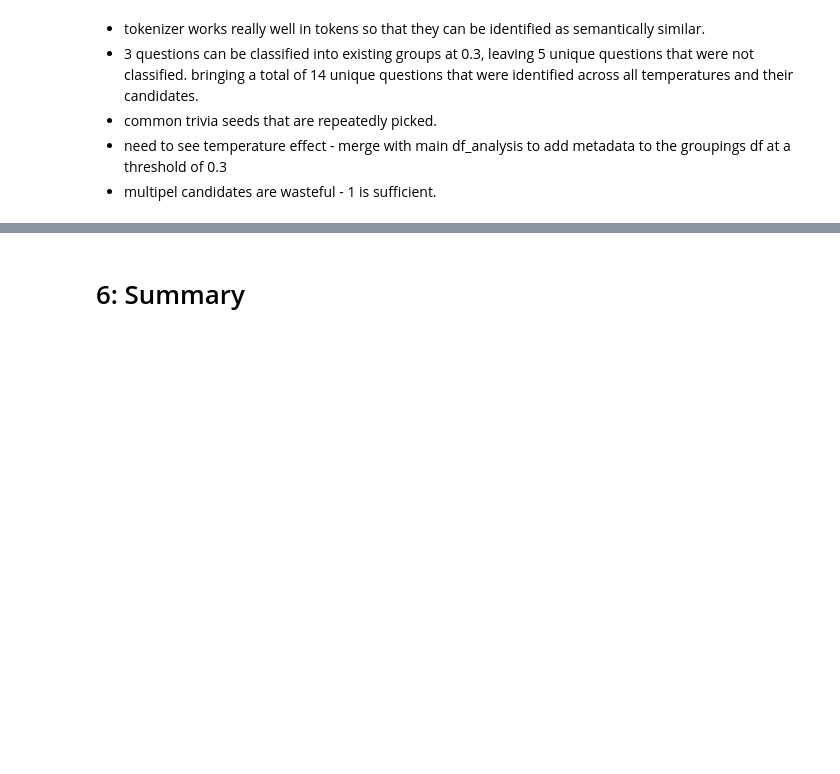
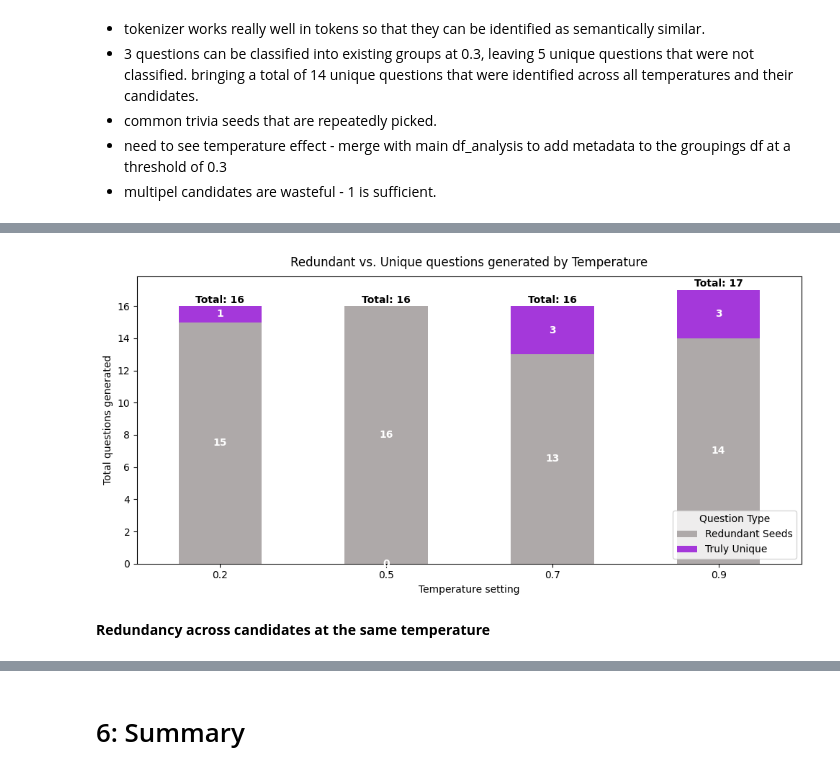
Before and after one commit to RSipra/semantic_verification_engine, a Jupyter notebook: notebooks/03_generating_new_questions/03-1_prompt_engineering.ipynb, the cells around one changed output, grey strips where cells are left out. Drawn from its saved outputs; the diff is of its cells as text; code cells hidden in the pictures; blank space fills up the shorter version.

```diff
--- a/notebooks/03_generating_new_questions/03-1_prompt_engineering.ipynb
+++ b/notebooks/03_generating_new_questions/03-1_prompt_engineering.ipynb
@@ -896,0 +1158,45 @@ display(temp_analysis.sort_values(by='redundancy_score', ascending=True))
+# %%
+## B. Plot the question groups against temperature
+
+# 1. Identify all the "Group" columns
+group_cols = [col for col in df_plot_data.columns if col.startswith('Group')]
+unique_col = 'Truly Unique'
+
+# --- 2. Create a new, simpler DataFrame
+df_simplified_plot = pd.DataFrame()
+
+# Sum all 9 "Group" columns into one "Redundant" category
+df_simplified_plot['Redundant Seeds'] = df_plot_data[group_cols].sum(axis=1)
+
+# Keep the "Unique" category as its own
+df_simplified_plot[unique_col] = df_plot_data[unique_col]
+
+# 3. Create the new, simple stacked bar chart
+ax = df_simplified_plot.plot(
+    kind='bar',
+    stacked=True,
+    figsize=(10, 5),
+    color=["#AEA9A9", "#A438DA"]) # Grey for "Redundant", Purple for "Unique")
+
+# 4. Clean up the chart
+ax.set_title('Redundant vs. Unique questions generated by Temperature', fontsize=12, pad=10)
+ax.set_xlabel('Temperature setting', fontsize=10)
+ax.set_ylabel('Total questions generated', fontsize=10)
+
+# Add labels on top of each stack
+for c in ax.containers:
+    # This labels the total height of each bar
+    ax.bar_label(c, label_type='center', fmt='%d', fontsize=10, weight='bold', color='white')
+
+# Label the total height of the *entire* stack
+totals = df_simplified_plot.sum(axis=1)
+for i, total in enumerate(totals):
+    ax.text(i, total + 0.2, f'Total: {total}', ha='center', fontsize=10, weight='bold')
+plt.xticks(rotation=0)
+ax.legend(title='Question Type', loc='lower right')
+plt.tight_layout()
+plt.show()
+# %% [output]
+[figure, added]
+# %% [markdown]
+**Redundancy across candidates at the same temperature**
```
Also changed, not shown: parts of 59 cells of this notebook, 1 other file.
